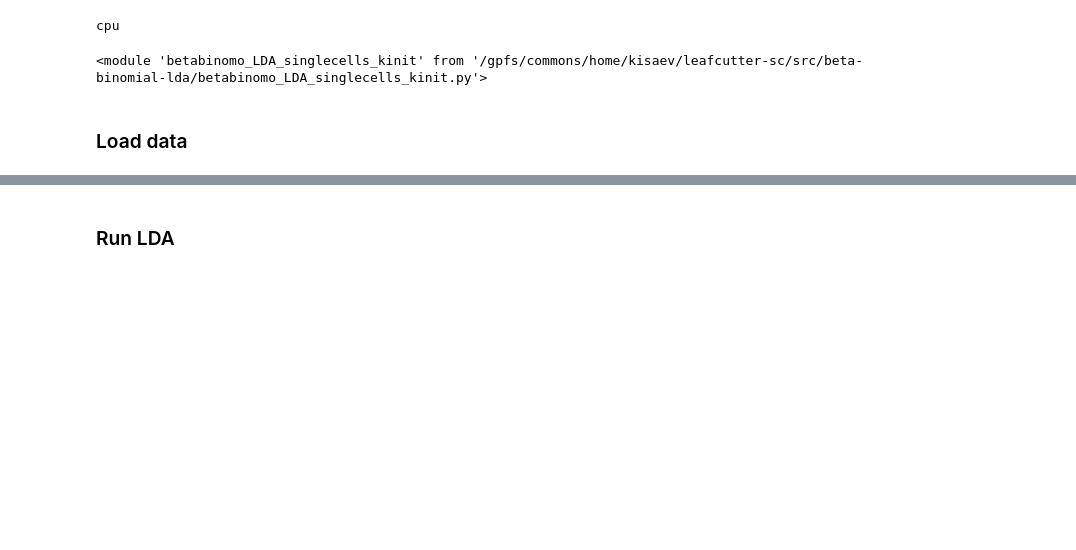
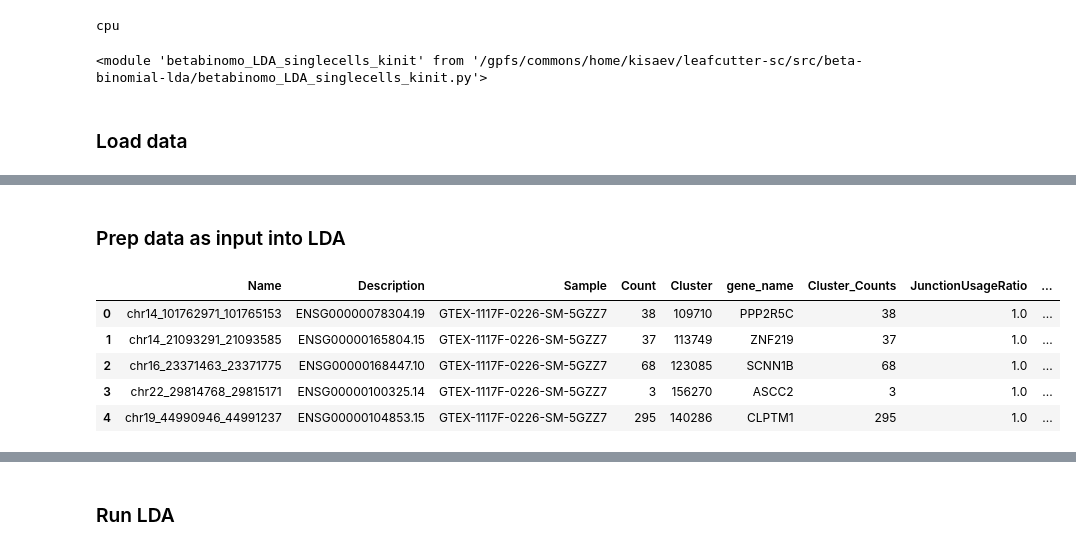
Before and after one commit to daklab/LeafletSC, a Jupyter notebook: src/beta-binomial-lda/betabinomial_LDA_GTEx.ipynb, the cells around one changed output, grey strips where cells are left out. Drawn from its saved outputs; the diff is of its cells as text; code cells hidden in the pictures; blank space fills up the shorter version.

```diff
--- a/src/beta-binomial-lda/betabinomial_LDA_GTEx.ipynb
+++ b/src/beta-binomial-lda/betabinomial_LDA_GTEx.ipynb
@@ -175,0 +80,16 @@ my_data
+# %%
+# remove junctions that have multiple gene names associated with them (multiple rows per junction)
+summarize_data['junction_id_index'] = summarize_data.groupby('Name').ngroup()
+junction_ids_conversion = summarize_data[["junction_id_index", "Name", "Cluster", "Description"]].drop_duplicates()
+junction_ids_conversion = junction_ids_conversion.sort_values("junction_id_index")
+# %%
+# remove junctions if they appear with multiple gene names
+juncs_keep = summarize_data[["junction_id_index", "Name", "Cluster", "Description", "gene_name"]].drop_duplicates()
+# %%
+# find junctions in juncs_keep that appear twice because they are associated with multiple gene_names
+clusts_remove = juncs_keep[juncs_keep.duplicated(subset="junction_id_index")].Cluster.unique()
+summarize_data = summarize_data[~summarize_data.Cluster.isin(clusts_remove)]
+# %%
+summarize_data['sample_id_index'] = summarize_data.groupby('Sample').ngroup()
+summarize_data['junction_id_index'] = summarize_data.groupby('Name').ngroup()
+coo = summarize_data[["sample_id_index", "junction_id_index", "Count", "Cluster_Counts", "Cluster", "JunctionUsageRatio"]]
@@ -175,0 +103,11 @@ my_data
+# %% [markdown]
+### Prep data as input into LDA
+# %%
+summarize_data.head()
+# %% [output]
+|  | Name | Description | Sample | Count | Cluster | gene_name | Cluster_Counts | JunctionUsageRatio | ... |
+| 0 | chr14_101762971_101765153 | ENSG00000078304.19 | GTEX-1117F-0226-SM-5GZZ7 | 38 | 109710 | PPP2R5C | 38 | 1.0 | ... |
+| 1 | chr14_21093291_21093585 | ENSG00000165804.15 | GTEX-1117F-0226-SM-5GZZ7 | 37 | 113749 | ZNF219 | 37 | 1.0 | ... |
+| 2 | chr16_23371463_23371775 | ENSG00000168447.10 | GTEX-1117F-0226-SM-5GZZ7 | 68 | 123085 | SCNN1B | 68 | 1.0 | ... |
+| 3 | chr22_29814768_29815171 | ENSG00000100325.14 | GTEX-1117F-0226-SM-5GZZ7 | 3 | 156270 | ASCC2 | 3 | 1.0 | ... |
+| 4 | chr19_44990946_44991237 | ENSG00000104853.15 | GTEX-1117F-0226-SM-5GZZ7 | 295 | 140286 | CLPTM1 | 295 | 1.0 | ... |
```
Also changed, not shown: parts of 43 cells of this notebook, 17 other files.
